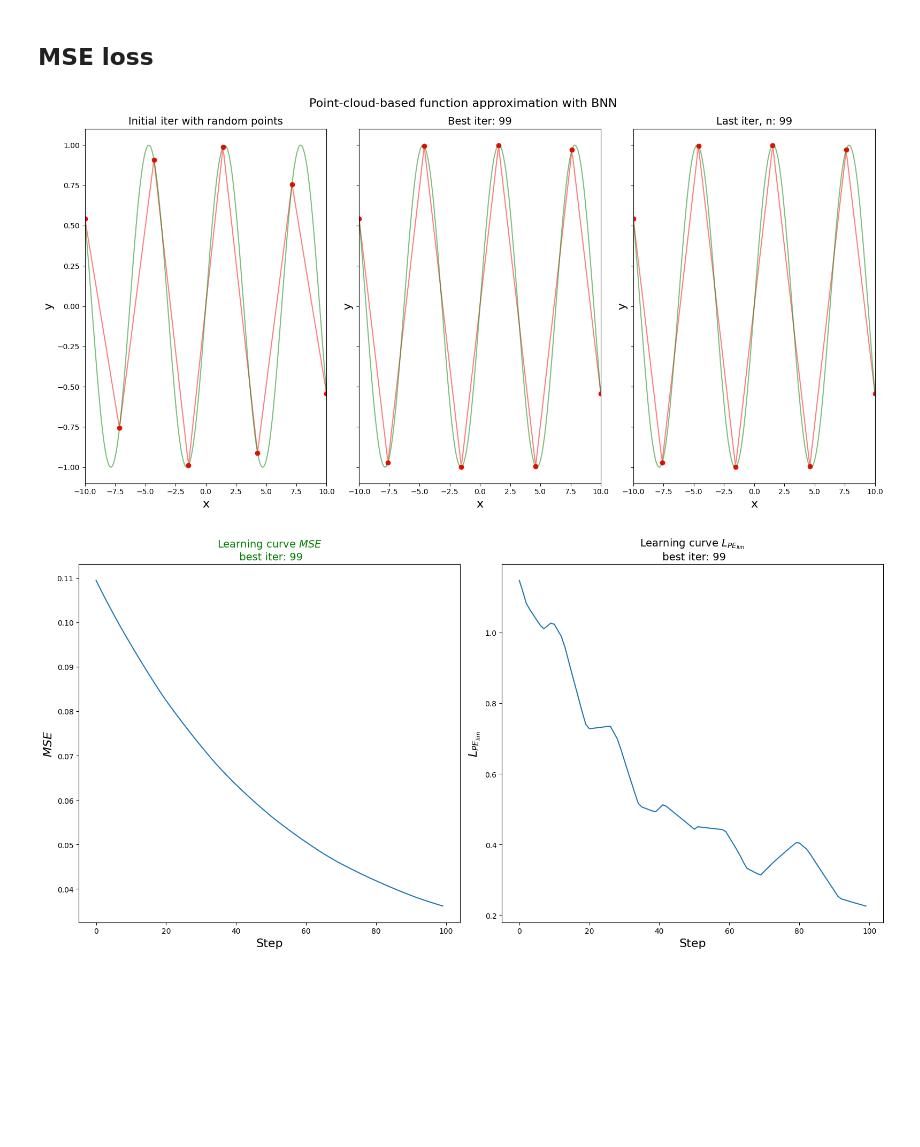
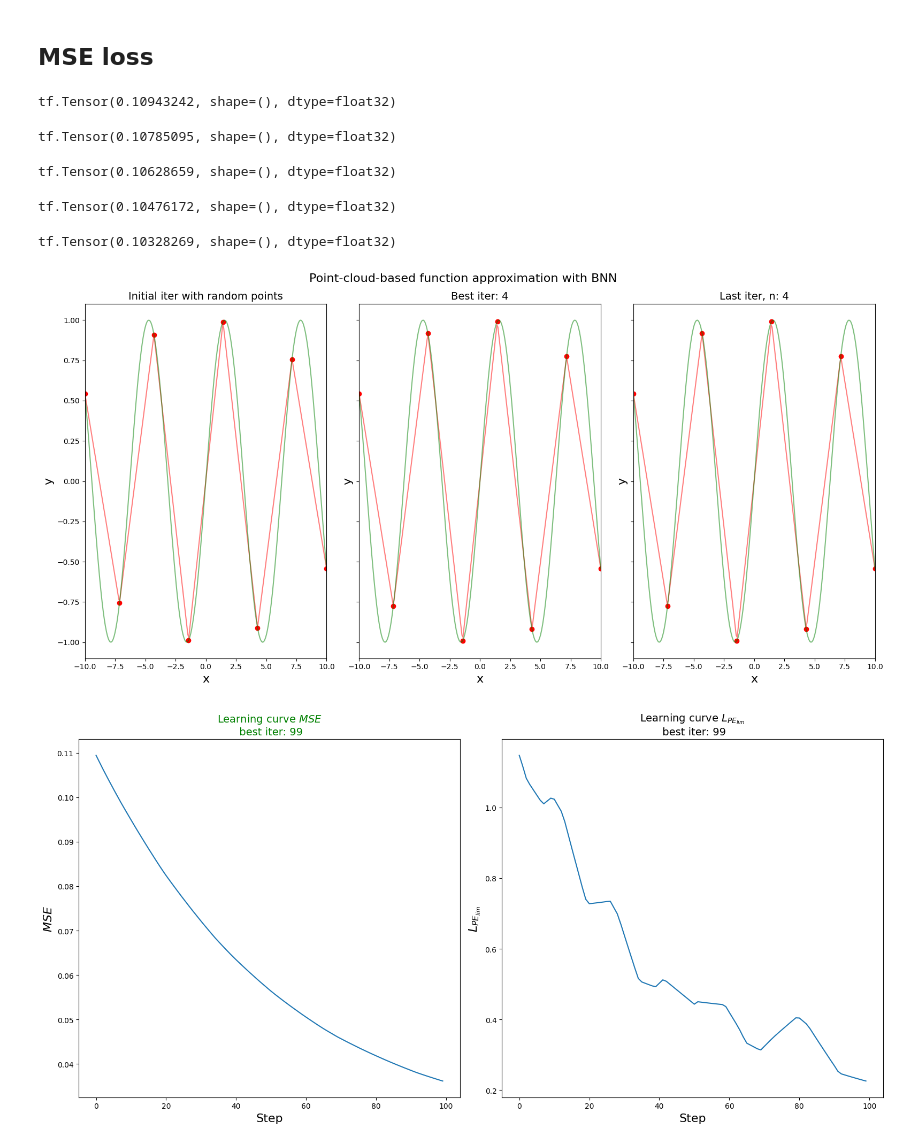
Before and after one commit to victosdur/Function_Approximation_Using_BNN_and_LWPE, a Jupyter notebook: OptimizedPoints.ipynb, the cells around one changed output. Saved outputs shown, nothing was run; the diff lists cells and outputs as text; code cells hidden in the pictures; blank space fills up the shorter version.

```diff
--- a/OptimizedPoints.ipynb
+++ b/OptimizedPoints.ipynb
@@ -129,7 +129,7 @@ x_points = tf.Variable(tf.cast(tf.linspace(domain[0],domain[1],num_points_optimi
 # points = tf.stack([x_points, y_points], axis=1)
 
 best_mse = float('inf')
-num_iter = 100
+num_iter = 5
 best_iter = 0
 
 metricas = {
@@ -147,6 +147,7 @@ for epoch in tqdm(range(num_iter)):
         model = BaricentricSigmaNetworkTf(points)
         y_aprox = model(x_train)
         mseActual = tf.keras.losses.MSE(y_train,y_aprox)
+        print(mseActual)
 
     dgmsAprox = layer.call(y_aprox)
     dgmAprox = dgmsAprox[0][0]
@@ -198,34 +199,39 @@ metricasMSE_wnoise = metricas.copy()
 fig, axs = plt.subplots(1, 3, figsize=(16, 8), sharex=True, sharey=True)
 axs[0].plot(x_train, initial_model(x_train), 'r-', label=f'$BNN(x), PE(BNN(x)) = {np.round(initial_entropy.numpy().item(),6)}$', alpha=0.5)
 axs[0].plot(x_train, y_train, 'g-', label=f'$f(x), PE(f(x)) = {np.round(entropyRef.numpy().item(),6)}$', alpha=0.5)
 axs[0].scatter(initial_x_points, initial_y_points, color="red", label="BNN Points creation")
 axs[0].set_xlabel('x', fontsize=fontsize)
 axs[0].set_ylabel('y', fontsize=fontsize)
 axs[0].set_xlim((domain[0],domain[1]))
 axs[0].set_title(f'Initial iter with random points',fontsize=14)
 # axs[0].legend(loc="lower left",fontsize=12, framealpha=0.5)
 axs[1].plot(x_train, best_model(x_train), 'r-', label=f'$BNN(x), PE(BNN(x)) = {np.round(best_entropy.numpy().item(),6)}$', alpha=0.5)
 axs[1].plot(x_train, y_train, 'g-', label=f'$f(x), PE(f(x)) = {np.round(entropyRef.numpy().item(),6)}$', alpha=0.5)
 axs[1].scatter(best_x_points, best_y_points, color="red", label="BNN Points creation")
 axs[1].set_xlabel('x', fontsize=fontsize)
 axs[1].set_ylabel('y', fontsize=fontsize)
 axs[1].set_xlim((domain[0],domain[1]))
 axs[1].set_title(f'Best iter: {best_iter}',fontsize=14)
 # axs[1].legend(loc="lower left",fontsize=12, framealpha=0.5)
 axs[2].plot(x_train, last_model(x_train), 'r-', label=f'$BNN(x), PE(BNN(x)) = {np.round(last_entropy.numpy().item(),6)}$', alpha=0.5)
 axs[2].plot(x_train, y_train, 'g-', label=f'$f(x), PE(f(x)) = {np.round(entropyRef.numpy().item(),6)}$', alpha=0.5)
 axs[2].scatter(last_x_points, last_y_points, color="red", label="BNN Points creation")
 axs[2].set_xlabel('x', fontsize=fontsize)
 axs[2].set_ylabel('y', fontsize=fontsize)
 axs[2].set_xlim((domain[0],domain[1]))
 axs[2].set_title(f'Last iter, n: {num_iter-1}',fontsize=14)
 # axs[2].legend(loc="lower left",fontsize=12, framealpha=0.5)
 plt.suptitle("Point-cloud-based function approximation with BNN",fontsize=16)
 plt.savefig('figures/WithoutNoiseUnknownFunction_MSELoss_GoodInit.png', dpi=300, bbox_inches='tight')
 plt.tight_layout()
 plt.show()
 # %% [output]
+tf.Tensor(0.10943242, shape=(), dtype=float32)
+tf.Tensor(0.10785095, shape=(), dtype=float32)
+tf.Tensor(0.10628659, shape=(), dtype=float32)
+tf.Tensor(0.10476172, shape=(), dtype=float32)
+tf.Tensor(0.10328269, shape=(), dtype=float32)
-[figure, old version]
+[figure, new version]
 # %%
 fig, axes = plt.subplots(1, 2, figsize=(16, 8), sharex=True)
 axes = axes.flatten()
```
Also changed, not shown: 13 other files.
